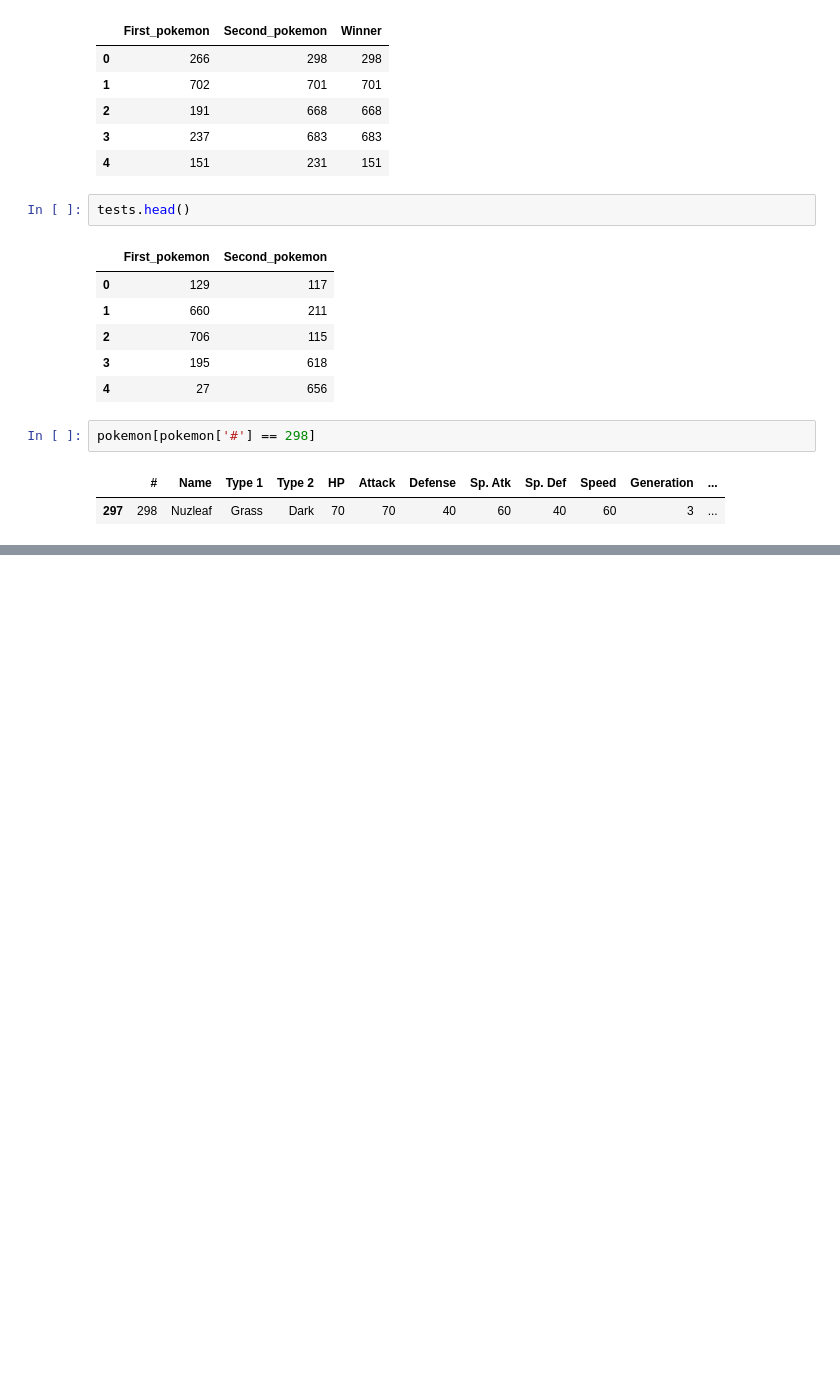
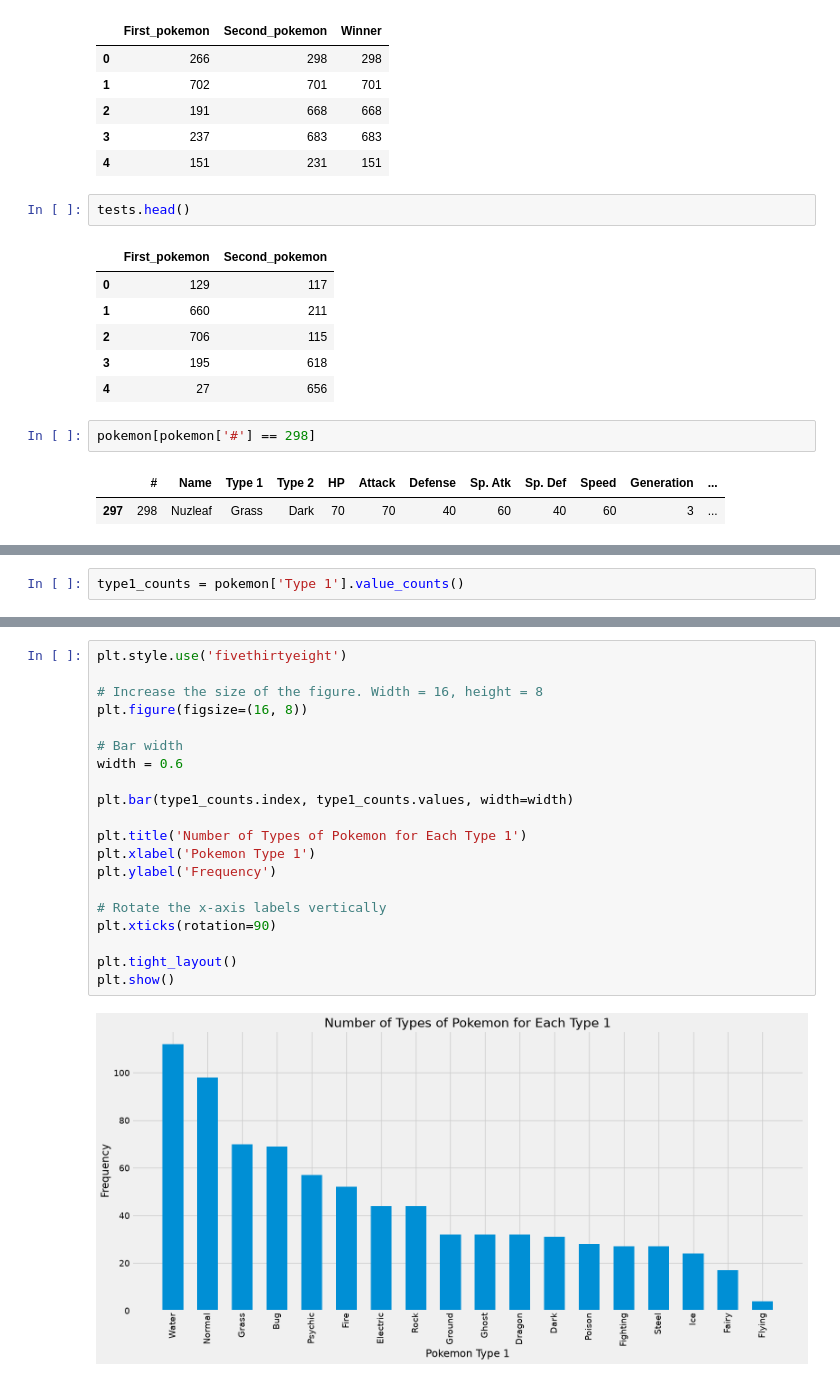
Before and after one commit to SevenWoos/MachineLearningProjects, a Jupyter notebook: pokemon_projects/pokemon_ml/pokemon_ml.ipynb, the cells around one changed output, grey strips where cells are left out. Saved outputs shown, nothing was run; the diff lists cells and outputs as text; blank space fills up the shorter version.

Commit message:
pokemon so you want to be a master data cleanup and eda

```diff
--- a/pokemon_projects/pokemon_ml/pokemon_ml.ipynb
+++ b/pokemon_projects/pokemon_ml/pokemon_ml.ipynb
@@ -80,0 +199,2 @@ pokemon[pokemon['#'] == 298]
+# %%
+type1_counts = pokemon['Type 1'].value_counts()
@@ -80,0 +210,22 @@ pokemon[pokemon['#'] == 298]
+# %%
+plt.style.use('fivethirtyeight')
+
+# Increase the size of the figure. Width = 16, height = 8
+plt.figure(figsize=(16, 8))
+
+# Bar width
+width = 0.6
+
+plt.bar(type1_counts.index, type1_counts.values, width=width)
+
+plt.title('Number of Types of Pokemon for Each Type 1')
+plt.xlabel('Pokemon Type 1')
+plt.ylabel('Frequency')
+
+# Rotate the x-axis labels vertically
+plt.xticks(rotation=90)
+
+plt.tight_layout()
+plt.show()
+# %% [output]
+[figure, added]
```
Also changed, not shown: parts of 149 cells of this notebook.
